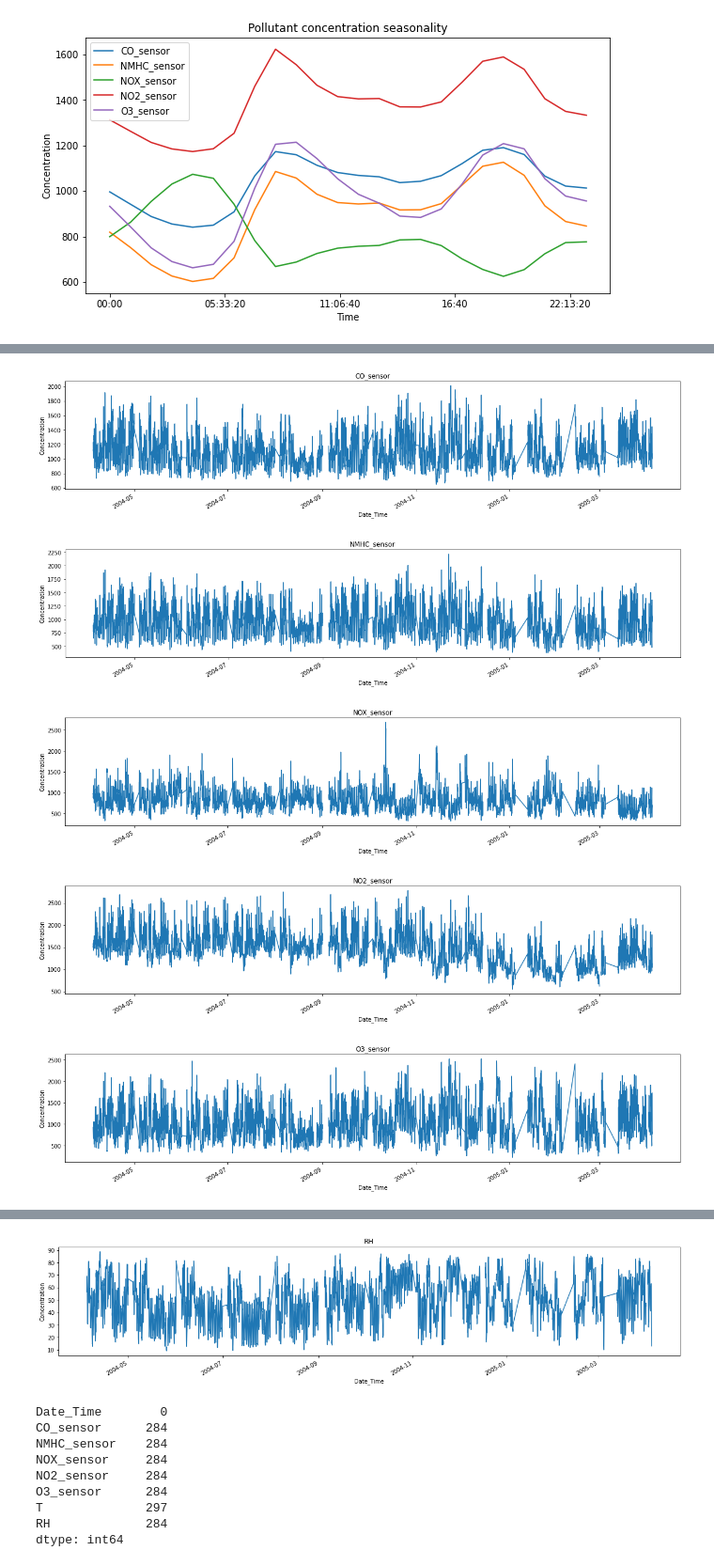
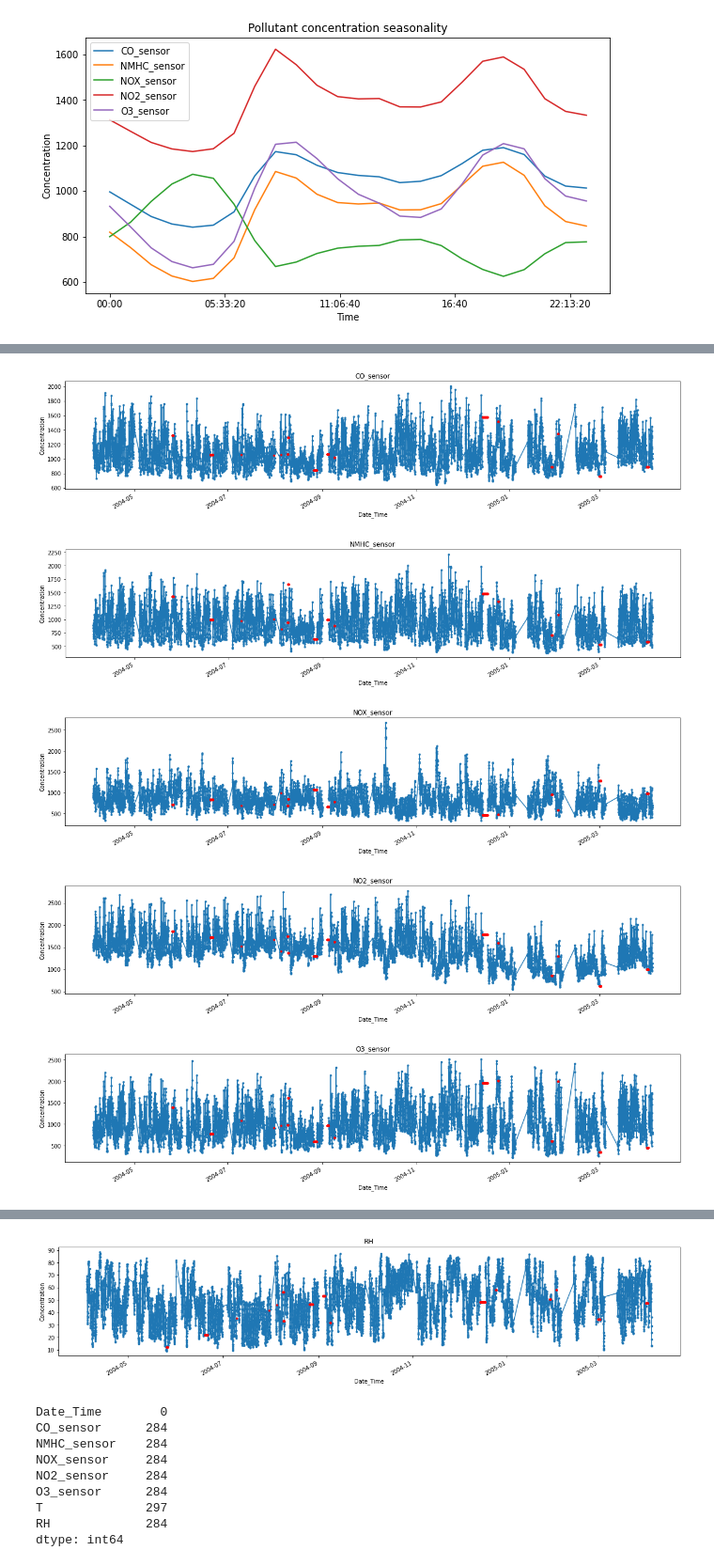
Before and after one commit to trainindata/feature-engineering-for-time-series-forecasting, a Jupyter notebook: 02-Time-Series-Forecasting/02-Forecasting-Air-Pollutants.ipynb, the cells around one changed output, grey strips where cells are left out. Shown at 94% size. Drawn from its saved outputs; the diff is of its cells as text; code cells hidden in the pictures.

```diff
--- a/02-Time-Series-Forecasting/02-Forecasting-Air-Pollutants.ipynb
+++ b/02-Time-Series-Forecasting/02-Forecasting-Air-Pollutants.ipynb
@@ -168,0 +177,7 @@ For the demo, we will:
+# %%
+# Introduce the missing timestamps.
+# Note that we capture this in a different variable.
+data_ = data.set_index(data['Date_Time']).asfreq('1H')
+
+# Compare the shapes.
+data_.shape, data.shape
@@ -168,0 +188,12 @@ For the demo, we will:
+# %%
+# Apply the forward fill method.
+data_imputed = data_.fillna(method='ffill')
+
+# Plot the imputed time series.
+for var in variables:
+    ax = data_[var].plot(linestyle='-', marker='.', figsize=[20, 4])
+    data_imputed[data_.isnull()][var].plot(
+        ax=ax, legend=None, marker='.', color='r')
+    plt.title(var)
+    plt.ylabel('Concentration')
+    plt.show()
@@ -339,17 +390,23 @@ Now, we are going to go ahead and remove those negative values from our dataset
 # %%
 for var in variables:
 
-    # if the value is negative, replace it by nan
+    # If the value is negative, replace it by nan.
     data[var] = np.where(data[var]<0, np.nan, data[var])
 
-    # plot the time series
-    data[var].plot(figsize=(20,4))
+    # Apply the forward fill method to
+    # highlight the data that was removed
+    data_imputed = data.fillna(method='ffill')
+
+    # Plot the time series
+    ax = data[var].plot(linestyle='-', marker='.', figsize=[20, 4])
+    data_imputed[data.isnull()][var].plot(
+        ax=ax, legend=None, marker='.', color='r')
     plt.title(var)
     plt.ylabel('Concentration')
     plt.show()
 # %% [output]
-[figure, old version]
+[figure, new version]
-[figure, old version]
+[figure, new version]
-[figure, old version]
+[figure, new version]
-[figure, old version]
+[figure, new version]
-[figure, old version]
+[figure, new version]
@@ -357,2 +414,2 @@ for var in variables:
-[figure, old version]
+[figure, new version]
 # %%
```
Also changed, not shown: parts of 153 cells of this notebook.
